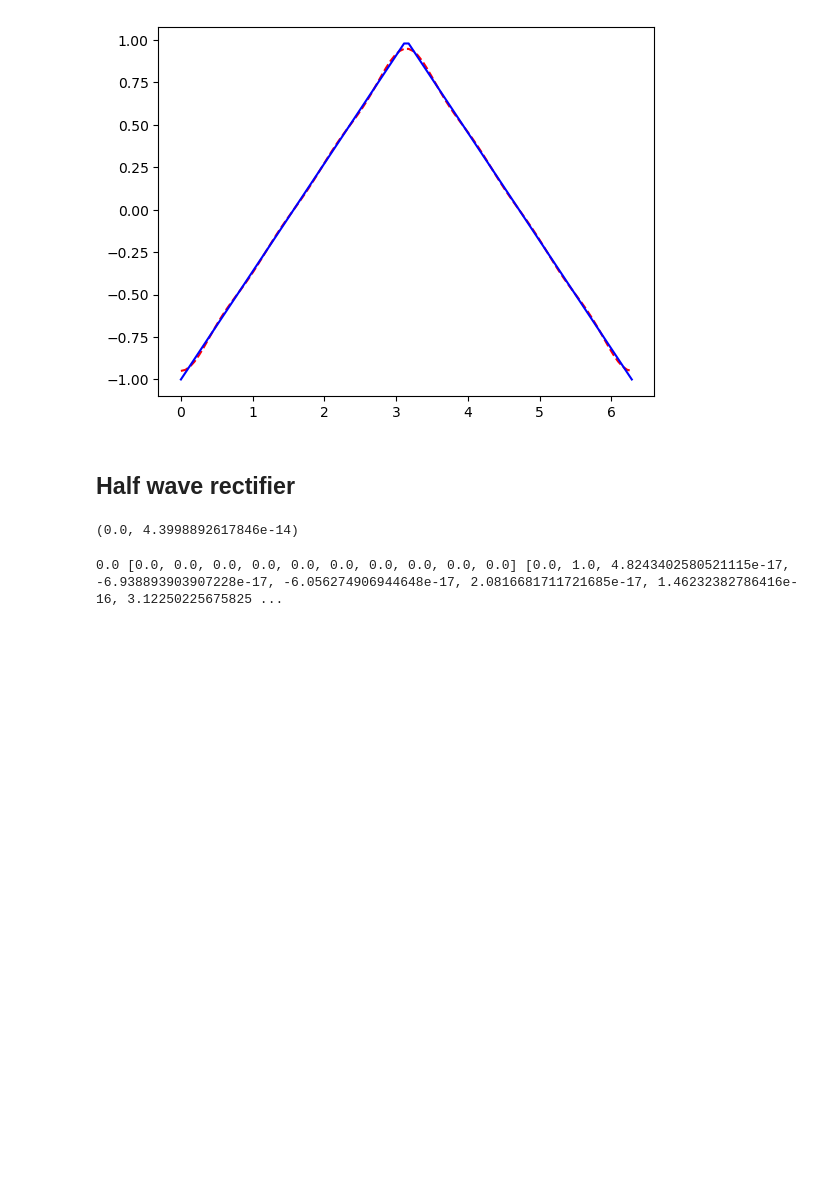
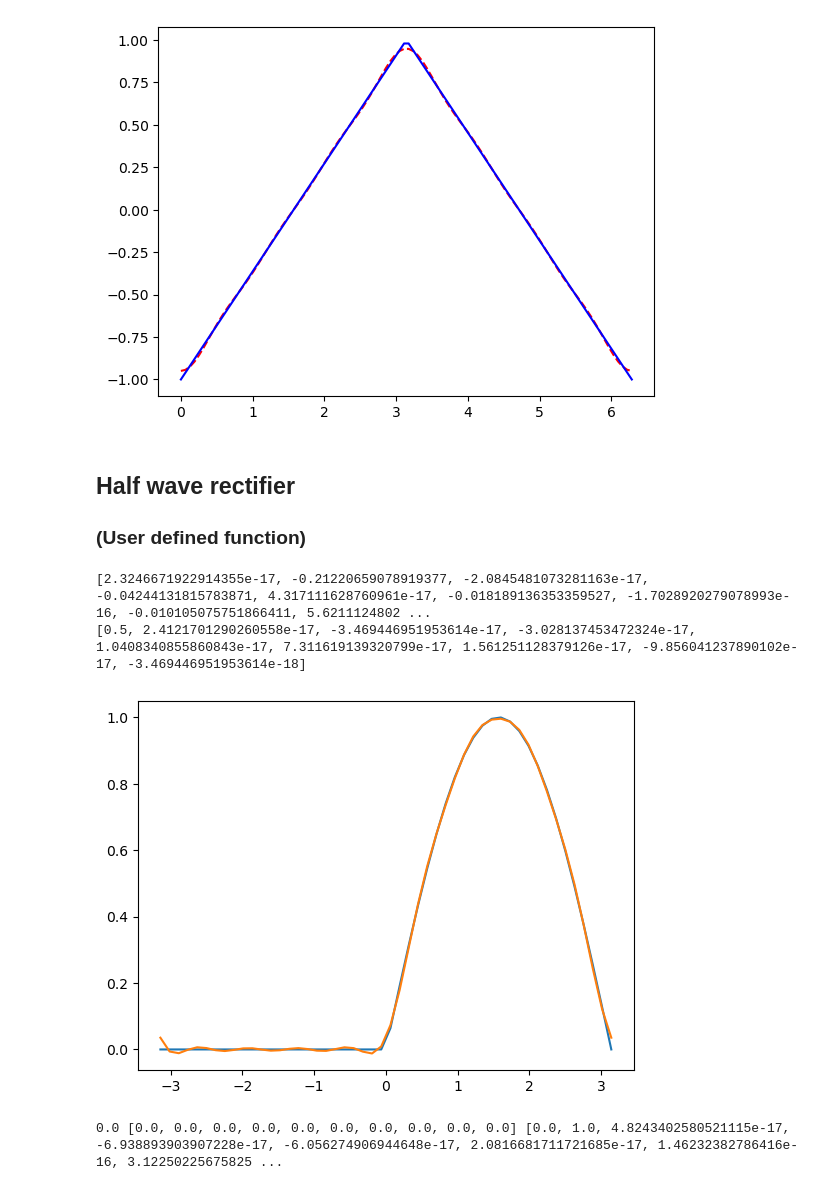
Before and after one commit to navgaur/Mathematical-Physics-III, a Jupyter notebook: Fourier.ipynb, the cells around one changed output. Saved outputs shown, nothing was run; the diff lists cells and outputs as text; code cells hidden in the pictures; blank space fills up the shorter version.

```diff
--- a/Fourier.ipynb
+++ b/Fourier.ipynb
@@ -111,34 +111,66 @@ plt.show()
 [figure]
 # %% [markdown]
 ## Half wave rectifier
+### (User defined function)
 # %%
 import numpy as np
 import matplotlib.pyplot as plt
 from scipy.integrate import quad
 
 from math import *
 
-def ff(t,period):
-    if (t >= period/2):
+def ff(t):
+    if (t < 0):
         result = 0
     else:
-        result = np.sin(t)
+        result = abs(np.sin(t))
     return result
 
-xx=np.linspace(0,2*np.pi,50)
 period = 2*np.pi
 
-fc=lambda x:ff(x,period)*cos(i*x)
-fs=lambda x:ff(x,period)*sin(i*x)
+def fcos(x):
+    return ff(x)*cos(i*x)
 
-n=8
+def fsin(x):
+    return ff(x)*sin(i*x)
+
+n=10
 i=0
 
-a0=quad(fc,-np.pi,np.pi)
+a0=quad(fcos,-np.pi,np.pi)[0]/(2*np.pi)
 
-print(a0)
+an,bn=[],[]
+for i in range(1,n):
+    a=quad(fcos,-np.pi,np.pi)[0]/(np.pi)
+    b=quad(fsin,-np.pi,np.pi)[0]/(np.pi)
+    an.append(a)
+    bn.append(b)
+
+print(an)
+print(bn)
+
+xx=np.linspace(-np.pi,np.pi,50)
+
+y_recon=[]
+for x in xx:
+    sum=a0
+    for i in range(1,n):
+        sum = sum + an[i-1]*cos(i*x) + bn[i-1]*sin(i*x)
+    y_recon.append(sum)
+
+
+
+y=[]
+for i in xx:
+    y.append(ff(i))
+
+plt.plot(xx,y)
+plt.plot(xx,y_recon)
+plt.show()
 # %% [output]
-(0.0, 4.3998892617846e-14)
+[2.3246671922914355e-17, -0.21220659078919377, -2.0845481073281163e-17, -0.04244131815783871, 4.317111628760961e-17, -0.018189136353359527, -1.7028920279078993e-16, -0.010105075751866411, 5.6211124802 ...
+[0.5, 2.4121701290260558e-17, -3.469446951953614e-17, -3.028137453472324e-17, 1.0408340855860843e-17, 7.311619139320799e-17, 1.561251128379126e-17, -9.856041237890102e-17, -3.469446951953614e-18]
+[figure, added]
 # %%
 import numpy as np
 import matplotlib.pyplot as plt
```
